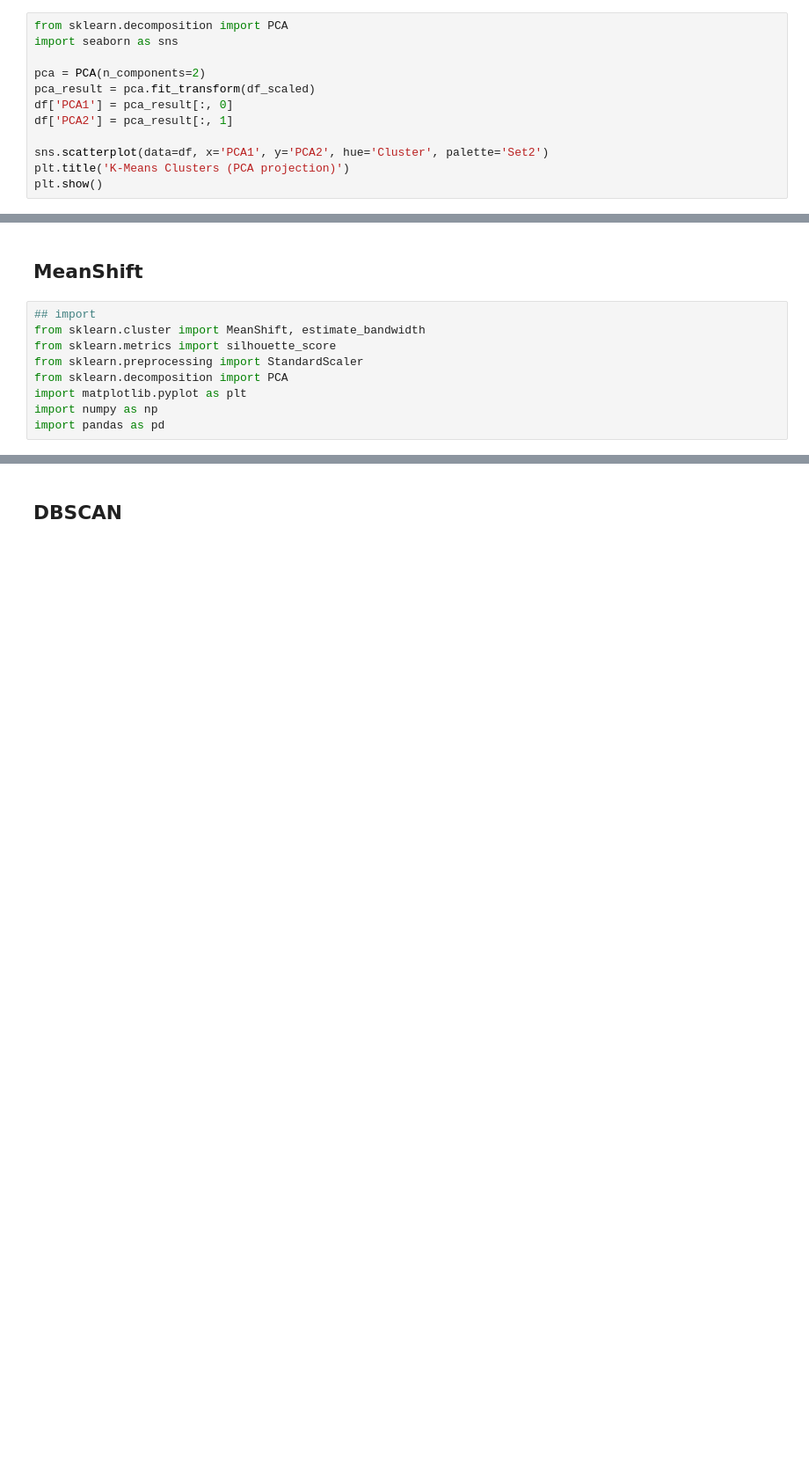
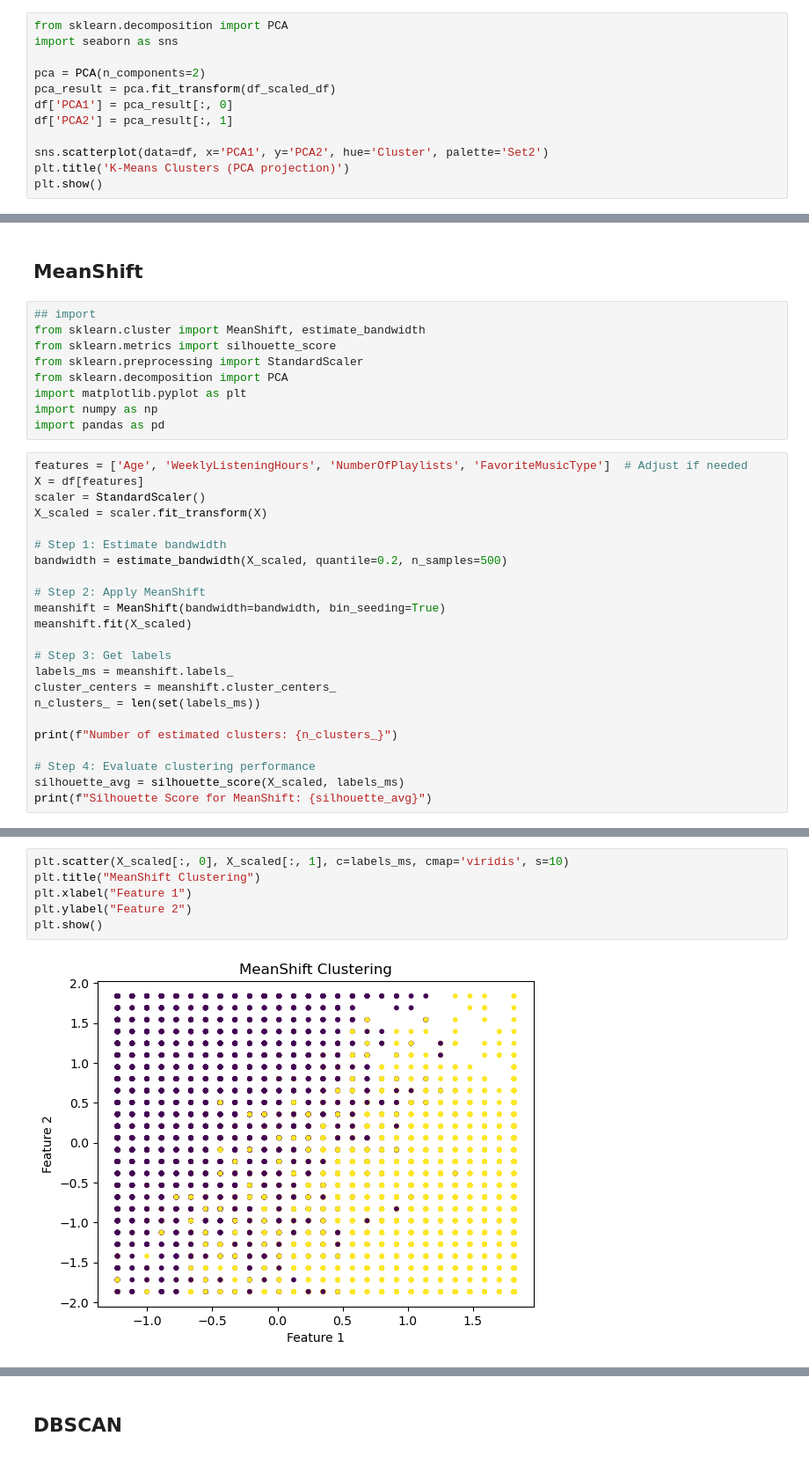
Before and after one commit to LauAHung/BACS2003-AI-Assignment, a Jupyter notebook: BACS2003 ASSIGNMET（Leong）.ipynb, the cells around one changed output, grey strips where cells are left out. Shown at 88% size. Saved outputs shown, nothing was run; the diff lists cells and outputs as text; blank space fills up the shorter version.

Commit message:
Update BACS2003 ASSIGNMET（Leong）.ipynb
meanshift updated

```diff
--- a/BACS2003 ASSIGNMET（Leong）.ipynb
+++ b/BACS2003 ASSIGNMET（Leong）.ipynb
@@ -513,7 +513,7 @@ from sklearn.decomposition import PCA
 import seaborn as sns
 
 pca = PCA(n_components=2)
-pca_result = pca.fit_transform(df_scaled)
+pca_result = pca.fit_transform(df_scaled_df)
 df['PCA1'] = pca_result[:, 0]
 df['PCA2'] = pca_result[:, 1]
 
@@ -631,3 +631,26 @@ from sklearn.decomposition import PCA
 import matplotlib.pyplot as plt
 import numpy as np
 import pandas as pd
+# %%
+features = ['Age', 'WeeklyListeningHours', 'NumberOfPlaylists', 'FavoriteMusicType']  # Adjust if needed
+X = df[features]
+scaler = StandardScaler()
+X_scaled = scaler.fit_transform(X)
+
+# Step 1: Estimate bandwidth
+bandwidth = estimate_bandwidth(X_scaled, quantile=0.2, n_samples=500)
+
+# Step 2: Apply MeanShift
+meanshift = MeanShift(bandwidth=bandwidth, bin_seeding=True)
+meanshift.fit(X_scaled)
+
+# Step 3: Get labels
+labels_ms = meanshift.labels_
+cluster_centers = meanshift.cluster_centers_
+n_clusters_ = len(set(labels_ms))
+
+print(f"Number of estimated clusters: {n_clusters_}")
+
+# Step 4: Evaluate clustering performance
+silhouette_avg = silhouette_score(X_scaled, labels_ms)
+print(f"Silhouette Score for MeanShift: {silhouette_avg}")
@@ -633,0 +660,8 @@ import pandas as pd
+# %%
+plt.scatter(X_scaled[:, 0], X_scaled[:, 1], c=labels_ms, cmap='viridis', s=10)
+plt.title("MeanShift Clustering")
+plt.xlabel("Feature 1")
+plt.ylabel("Feature 2")
+plt.show()
+# %% [output]
+[figure, added]
```
Also changed, not shown: parts of 8 cells of this notebook.
